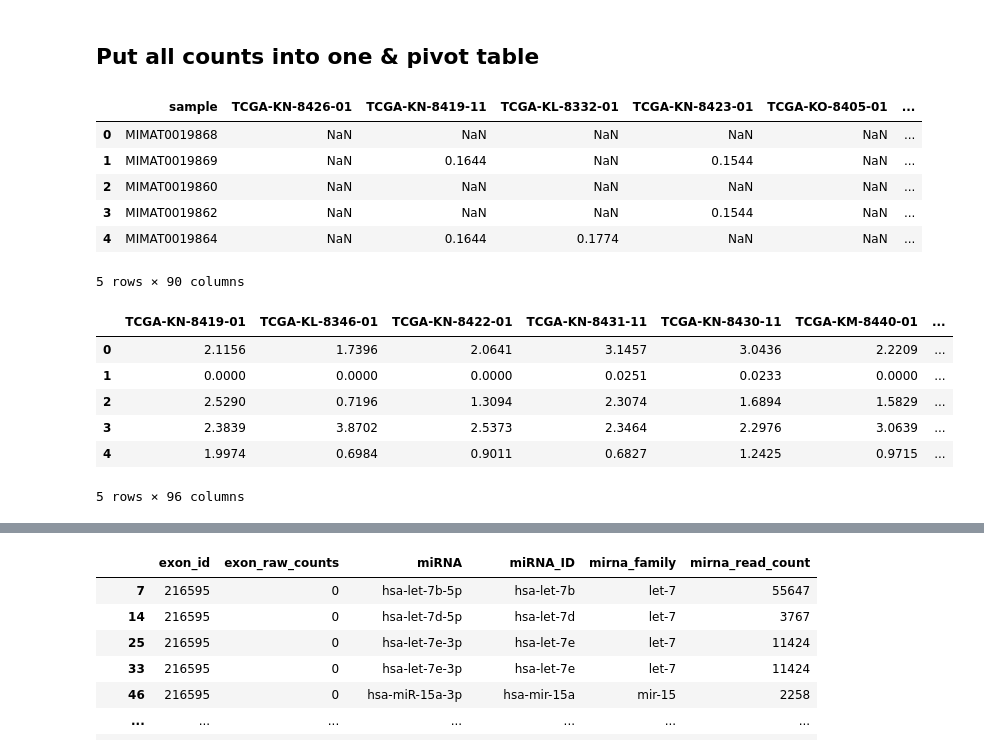
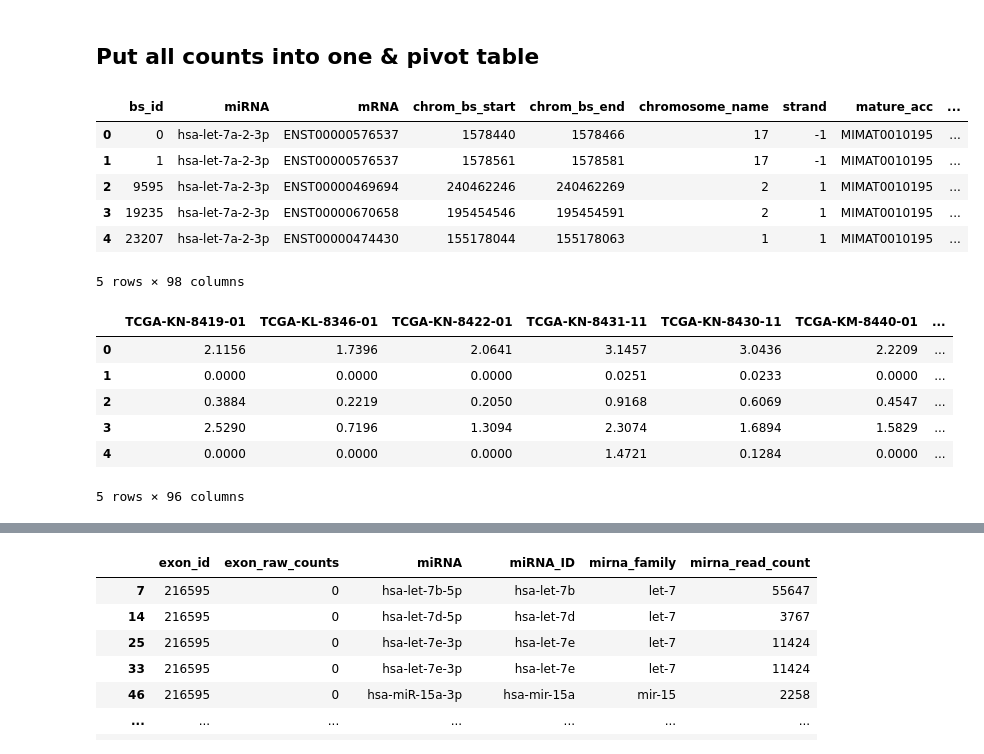
Before and after one commit to lenamariahackl/alt-splicing-mirna-reg, a Jupyter notebook: elastic_net.ipynb, the cells around one changed output, grey strips where cells are left out. Saved outputs shown, nothing was run; the diff lists cells and outputs as text; code cells hidden in the pictures.

```diff
--- a/elastic_net.ipynb
+++ b/elastic_net.ipynb
@@ -138,32 +129,36 @@ NameError: name 'pd' is not defined
+# %%
+%%cython
+def split_chrom_column(chrom):
+    chrom_list = chrom.split(':')
+    chromosome_name = str(chrom_list[0])#[3:])
+    strand = 1 if chrom_list[2] == '+' else -1
+    chrom_exon_start = int(chrom_list[1].split('-')[0])
+    chrom_exon_end = int(chrom_list[1].split('-')[1])
+    return chromosome_name,strand,chrom_exon_start,chrom_exon_end
 # %%
 mirna_counts = pd.read_csv(tcga_path/'miRNA_HiSeq_gene', delimiter='	')
 # %%
 f = Path(path/'exon_counts_kidney.feather')
-if f.is_file() and False:
+if f.is_file():
     exon_counts = pd.read_feather(f)
 else:
-    print('translate exon count positions from anew')
+    print('translate exon count positions from GRCh37 to GRCh38')
     exon_counts = pd.read_csv(tcga_path/'HiSeqV2_exon', delimiter='	')
-    #exon_counts[['chromosome_name','strand','chrom_exon_start','chrom_exon_end']] = exon_counts.id.apply(lambda x: pd.Series(c_split_chrom_column(str(x))))
-    print(len(exon_counts))
-    tran_exon = pd.read_csv(tcga_path/'unc_v2_exon_hg19_probe_TCGA', delimiter='	')
-    tran_exon = tran_exon.drop_duplicates(keep='first') # 1884 duplicates -> 948 rows less
+    exon_counts[['chrom_old','strand_old','start_old','end_old']] = exon_counts['sample'].apply(lambda x: pd.Series(split_chrom_column(str(x))))
     #save positions to BED input file
-    tran_exon['score'] = 0
-    #tran_exon.to_csv('data/exon_hg19_pos.bed', sep='\t', columns=['chrom','chromStart','chromEnd','id','score','strand'], header=False, index=False)
+    exon_counts['score'] = 0
+    exon_counts.to_csv('data/exon_hg19_pos.bed', sep='\t', columns=['chrom_old','start_old','end_old','sample','score','strand_old'], header=False, index=False)
     #translate positions from GRCh37 to GRCh38
     !../liftOver data/exon_hg19_pos.bed data/hg19ToHg38.over.chain.gz data/exon_hg38_pos.bed data/unlifted.bed
     #read in translated positions from liftOver output BED file
-    tran_exon_new = pd.read_csv('data/exon_hg38_pos.bed', delimiter='	', names=['chrom','chromStart','chromEnd','id','score','strand'])
-    exon_counts = exon_counts.merge(tran_exon[['gene','id']], left_on='sample', right_on='id', how='left',validate='1:1')
-    exon_counts = exon_counts.merge(tran_exon_new, left_on='sample', right_on='id', how='inner',validate='1:m')
-    print(len(exon_counts))
-   # exon_counts.drop(['sample', 'id_x','id_y','score'], axis=1, inplace=True)
+    translated_positions = pd.read_csv('data/exon_hg38_pos.bed', delimiter='	', names=['chromosome_name','chrom_exon_start','chrom_exon_end','id','score','strand'])
+    exon_counts = exon_counts.merge(translated_positions[['chromosome_name','chrom_exon_start','chrom_exon_end','id','strand']], left_on='sample', right_on='id', how='inner',validate='1:1')
+    exon_counts.drop(['sample','chrom_old','strand_old','start_old','end_old','score'], axis=1, inplace=True)
     #transform strand {-,+} to {-1,+1}
     exon_counts['strand'] = exon_counts.apply(lambda row: -1 if row.strand == '-' else 1, axis=1)
-    exon_counts['chrom'] = exon_counts['chrom'].str[3:]
-    exon_counts[['chrom','strand']] = exon_counts[['chrom','strand']].astype('str').astype('category')
-    exon_counts[['chromStart','chromEnd']] = exon_counts[['chromStart','chromEnd']].astype('Int64')
+    exon_counts['chromosome_name'] = exon_counts['chromosome_name'].str[3:]
+    exon_counts[['chromosome_name','strand']] = exon_counts[['chromosome_name','strand']].astype('str').astype('category')
+    exon_counts[['chrom_exon_start','chrom_exon_end']] = exon_counts[['chrom_exon_start','chrom_exon_end']].astype('Int64')
 
     #TODO option 2: get exonid per exon count from Ensembl (compare)
     #exon_counts2 = exon_counts.merge(df_exon[['exon_id','chromosome_name','strand','chrom_exon_start','chrom_exon_end']], left_on = ['chrom','strand','chromStart','chromEnd'], right_on = ['chromosome_name','strand','chrom_exon_start','chrom_exon_end'], how='left')
@@ -297,7 +212,7 @@ counts = counts.merge(trans, left_on='miRNA',right_on='mature_name', how='left')
 #counts.drop(['ensembl_transcript_id', 'mature_name'], axis=1, inplace=True)
 
 #! alternative 1: for all caseids at the same time !
-counts = counts.merge(mirna_counts, left_on='mature_acc', right_on='sample', how='left')
+counts = counts.merge(mirna_counts, left_on='mature_acc', right_on='sample', how='inner')
 counts.drop(['ensembl_transcript_id', 'mature_name', 'sample'], axis=1, inplace=True)
 
 # alternative 2: for 1 caseids at a time
@@ -486,24 +458,24 @@ n_counts
 # %% [markdown]
 ## Put all counts into one & pivot table
 # %%
-mirna_counts.head()
+counts.head()
 # %% [output]
-|  | sample | TCGA-KN-8426-01 | TCGA-KN-8419-11 | TCGA-KL-8332-01 | TCGA-KN-8423-01 | TCGA-KO-8405-01 | ... |
-| 0 | MIMAT0019868 | NaN | NaN | NaN | NaN | NaN | ... |
-| 1 | MIMAT0019869 | NaN | 0.1644 | NaN | 0.1544 | NaN | ... |
-| 2 | MIMAT0019860 | NaN | NaN | NaN | NaN | NaN | ... |
-| 3 | MIMAT0019862 | NaN | NaN | NaN | 0.1544 | NaN | ... |
-| 4 | MIMAT0019864 | NaN | 0.1644 | 0.1774 | NaN | NaN | ... |
+|  | bs_id | miRNA | mRNA | chrom_bs_start | chrom_bs_end | chromosome_name | strand | mature_acc | ... |
+| 0 | 0 | hsa-let-7a-2-3p | ENST00000576537 | 1578440 | 1578466 | 17 | -1 | MIMAT0010195 | ... |
+| 1 | 1 | hsa-let-7a-2-3p | ENST00000576537 | 1578561 | 1578581 | 17 | -1 | MIMAT0010195 | ... |
+| 2 | 9595 | hsa-let-7a-2-3p | ENST00000469694 | 240462246 | 240462269 | 2 | 1 | MIMAT0010195 | ... |
+| 3 | 19235 | hsa-let-7a-2-3p | ENST00000670658 | 195454546 | 195454591 | 2 | 1 | MIMAT0010195 | ... |
+| 4 | 23207 | hsa-let-7a-2-3p | ENST00000474430 | 155178044 | 155178063 | 1 | 1 | MIMAT0010195 | ... |
-5 rows × 90 columns
+5 rows × 98 columns
 # %%
 exon_counts.head()
 # %% [output]
 |  | TCGA-KN-8419-01 | TCGA-KL-8346-01 | TCGA-KN-8422-01 | TCGA-KN-8431-11 | TCGA-KN-8430-11 | TCGA-KM-8440-01 | ... |
 | 0 | 2.1156 | 1.7396 | 2.0641 | 3.1457 | 3.0436 | 2.2209 | ... |
 | 1 | 0.0000 | 0.0000 | 0.0000 | 0.0251 | 0.0233 | 0.0000 | ... |
-| 2 | 2.5290 | 0.7196 | 1.3094 | 2.3074 | 1.6894 | 1.5829 | ... |
-| 3 | 2.3839 | 3.8702 | 2.5373 | 2.3464 | 2.2976 | 3.0639 | ... |
-| 4 | 1.9974 | 0.6984 | 0.9011 | 0.6827 | 1.2425 | 0.9715 | ... |
+| 2 | 0.3884 | 0.2219 | 0.2050 | 0.9168 | 0.6069 | 0.4547 | ... |
+| 3 | 2.5290 | 0.7196 | 1.3094 | 2.3074 | 1.6894 | 1.5829 | ... |
+| 4 | 0.0000 | 0.0000 | 0.0000 | 1.4721 | 0.1284 | 0.0000 | ... |
 5 rows × 96 columns
 # %%
 #TODO put all different caseids sqlite tables together into one
```
Also changed, not shown: parts of 38 cells of this notebook.
